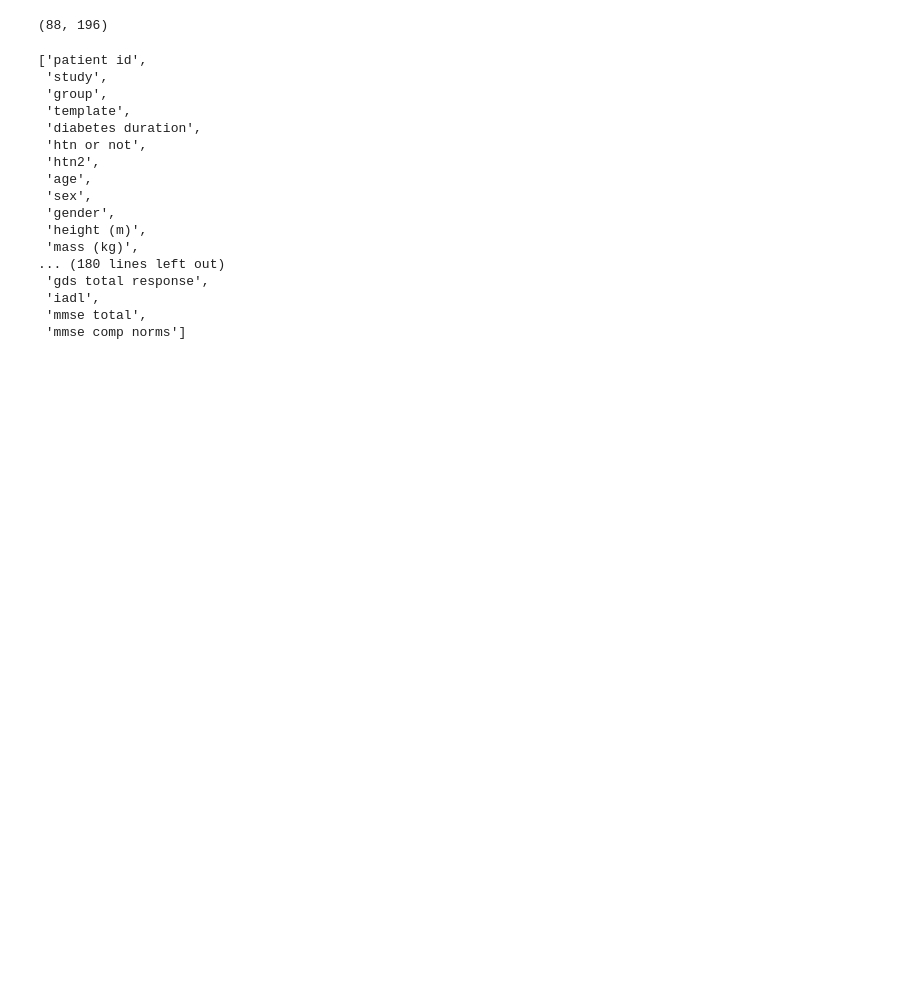
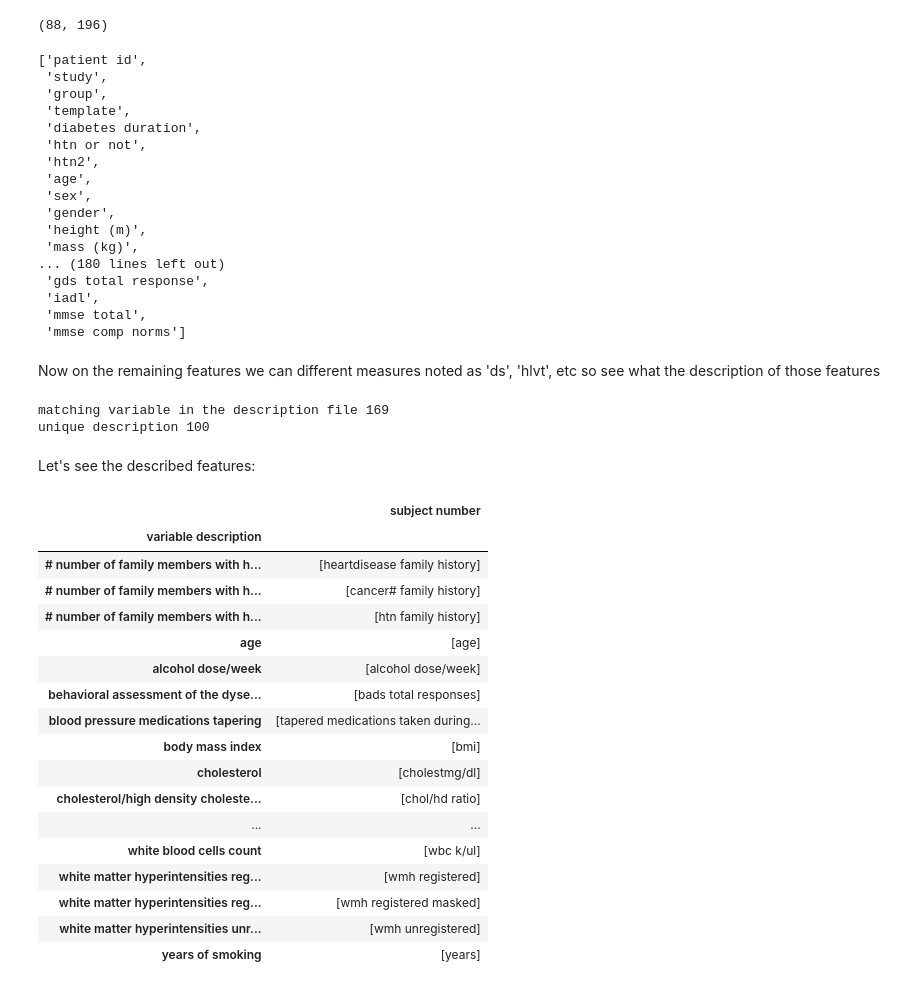
Before and after one commit to victoriafathi/DiabetesFork, a Jupyter notebook: data_exploration/cerebral_perfusion_diabetes.ipynb, the cells around one changed output. Cells and saved outputs as stored; diff of their text form; code cells hidden in the pictures; blank space fills up the shorter version.

```diff
--- a/data_exploration/cerebral_perfusion_diabetes.ipynb
+++ b/data_exploration/cerebral_perfusion_diabetes.ipynb
@@ -203,0 +231,33 @@ df_v1.shape
+# %% [markdown]
+Now on the remaining features we can different measures noted as 'ds', 'hlvt', etc so see what the description of those features
+# %%
+print(f'matching variable in the description file {len(df_desc[df_desc["subject number"].isin(df.columns)]["variable description"])}') #Not all variables have a description
+print(f'unique description {len(pd.unique(df_desc[df_desc["subject number"].isin(df.columns)]["variable description"]))}') #Not all variables have a description
+# %% [output]
+matching variable in the description file 169
+unique description 100
+# %% [markdown]
+Let's see the described features:
+# %%
+sub_desc = df_desc[df_desc["subject number"].isin(df.columns)]
+gb_desc = sub_desc.groupby(by='variable description').agg({'subject number': lambda x: x.tolist()})
+gb_desc
+# %% [output]
+|  | subject number |
+| variable description |  |
+| # number of family members with h... | [heartdisease family history] |
+| # number of family members with h... | [cancer# family history] |
+| # number of family members with h... | [htn family history] |
+| age | [age] |
+| alcohol dose/week | [alcohol dose/week] |
+| behavioral assessment of the dyse... | [bads total responses] |
+| blood pressure medications tapering | [tapered medications taken during... |
+| body mass index | [bmi] |
+| cholesterol | [cholestmg/dl] |
+| cholesterol/high density choleste... | [chol/hd ratio] |
+| ... | ... |
+| white blood cells count | [wbc k/ul] |
+| white matter hyperintensities reg... | [wmh registered] |
+| white matter hyperintensities reg... | [wmh registered masked] |
+| white matter hyperintensities unr... | [wmh unregistered] |
+| years of smoking | [years] |
```
Also changed, not shown: parts of 47 cells of this notebook.
